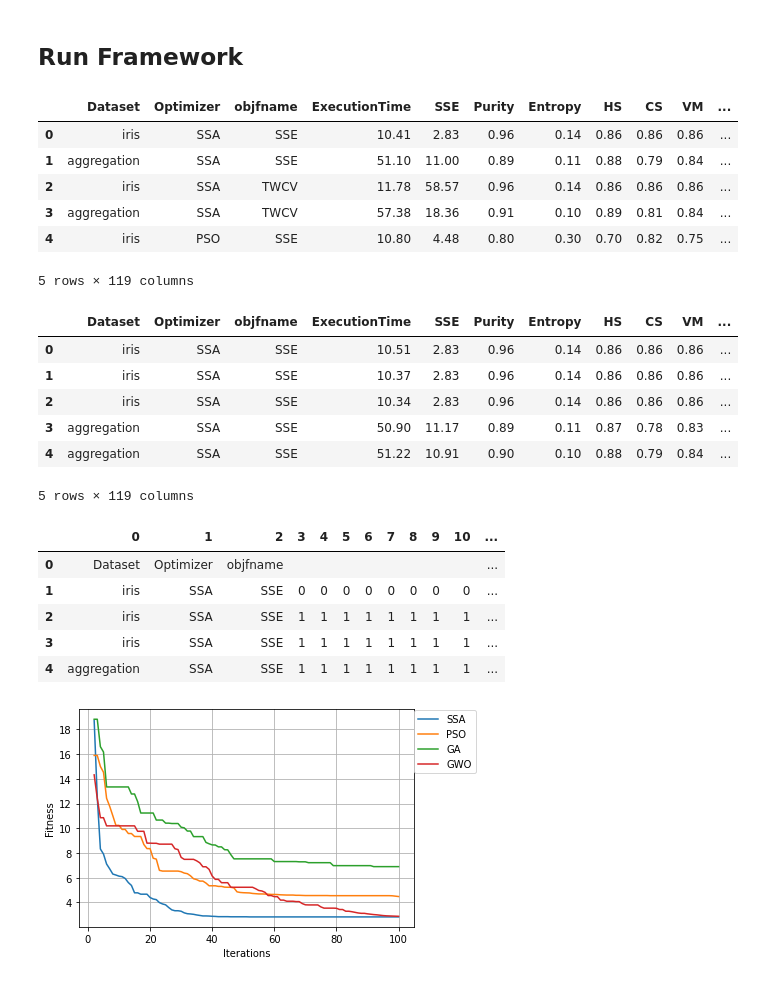
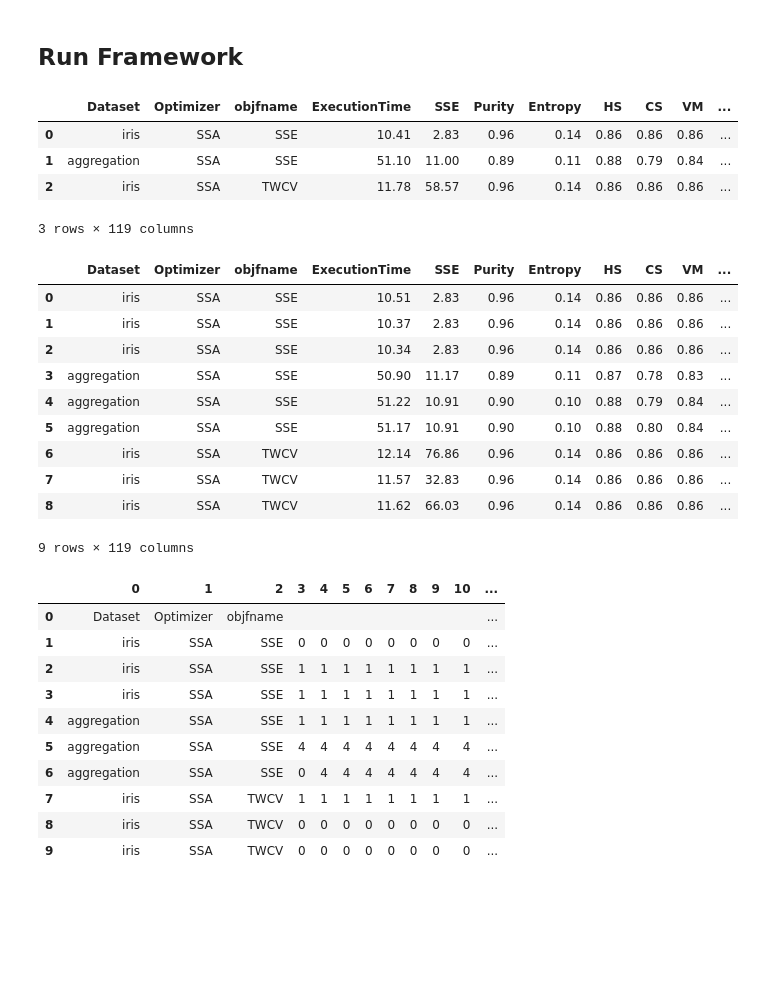
Before and after one commit to Evo-ML/EvoCluster, a Jupyter notebook: evocluster.ipynb, the cells around one changed output. Cells and saved outputs as stored; diff of their text form; code cells hidden in the pictures; blank space fills up the shorter version.

```diff
--- a/evocluster.ipynb
+++ b/evocluster.ipynb
@@ -77,21 +77,21 @@ run(optimizer, objectivefunc, dataset_List, NumOfRuns, params, export_flags)
 import pandas as pd
 from IPython.display import Image
 # %%
+#Change the folder name (2020-05-01-08-43-32) to the one generated for you
 filename = '/content/EvoCluster/2020-05-01-08-43-32/experiment.csv'
 df = pd.read_csv(filename)
-df.head(5)
+df.head(3)
 # %% [output]
 |  | Dataset | Optimizer | objfname | ExecutionTime | SSE | Purity | Entropy | HS | CS | VM | ... |
 | 0 | iris | SSA | SSE | 10.41 | 2.83 | 0.96 | 0.14 | 0.86 | 0.86 | 0.86 | ... |
 | 1 | aggregation | SSA | SSE | 51.10 | 11.00 | 0.89 | 0.11 | 0.88 | 0.79 | 0.84 | ... |
 | 2 | iris | SSA | TWCV | 11.78 | 58.57 | 0.96 | 0.14 | 0.86 | 0.86 | 0.86 | ... |
-| 3 | aggregation | SSA | TWCV | 57.38 | 18.36 | 0.91 | 0.10 | 0.89 | 0.81 | 0.84 | ... |
-| 4 | iris | PSO | SSE | 10.80 | 4.48 | 0.80 | 0.30 | 0.70 | 0.82 | 0.75 | ... |
-5 rows × 119 columns
+3 rows × 119 columns
 # %%
+#Change the folder name (2020-05-01-08-43-32) to the one generated for you
 filename = '/content/EvoCluster/2020-05-01-08-43-32/experiment_details.csv'
 df = pd.read_csv(filename)
-df.head(5)
+df.head(9)
 # %% [output]
 |  | Dataset | Optimizer | objfname | ExecutionTime | SSE | Purity | Entropy | HS | CS | VM | ... |
 | 0 | iris | SSA | SSE | 10.51 | 2.83 | 0.96 | 0.14 | 0.86 | 0.86 | 0.86 | ... |
@@ -99,20 +99,26 @@ df.head(5)
 | 2 | iris | SSA | SSE | 10.34 | 2.83 | 0.96 | 0.14 | 0.86 | 0.86 | 0.86 | ... |
 | 3 | aggregation | SSA | SSE | 50.90 | 11.17 | 0.89 | 0.11 | 0.87 | 0.78 | 0.83 | ... |
 | 4 | aggregation | SSA | SSE | 51.22 | 10.91 | 0.90 | 0.10 | 0.88 | 0.79 | 0.84 | ... |
+| 5 | aggregation | SSA | SSE | 51.17 | 10.91 | 0.90 | 0.10 | 0.88 | 0.80 | 0.84 | ... |
+| 6 | iris | SSA | TWCV | 12.14 | 76.86 | 0.96 | 0.14 | 0.86 | 0.86 | 0.86 | ... |
+| 7 | iris | SSA | TWCV | 11.57 | 32.83 | 0.96 | 0.14 | 0.86 | 0.86 | 0.86 | ... |
+| 8 | iris | SSA | TWCV | 11.62 | 66.03 | 0.96 | 0.14 | 0.86 | 0.86 | 0.86 | ... |
-5 rows × 119 columns
+9 rows × 119 columns
 # %%
+#Change the folder name (2020-05-01-08-43-32) to the one generated for you
 filename = '/content/EvoCluster/2020-05-01-08-43-32/experiment_details_Labels.csv'
 df = pd.read_csv(filename,names=range(50))
 df.fillna('',inplace=True)
-df.head(5)
+df.head(10)
 # %% [output]
 |  | 0 | 1 | 2 | 3 | 4 | 5 | 6 | 7 | 8 | 9 | 10 | ... |
 | 0 | Dataset | Optimizer | objfname |  |  |  |  |  |  |  |  | ... |
 | 1 | iris | SSA | SSE | 0 | 0 | 0 | 0 | 0 | 0 | 0 | 0 | ... |
 | 2 | iris | SSA | SSE | 1 | 1 | 1 | 1 | 1 | 1 | 1 | 1 | ... |
 | 3 | iris | SSA | SSE | 1 | 1 | 1 | 1 | 1 | 1 | 1 | 1 | ... |
 | 4 | aggregation | SSA | SSE | 1 | 1 | 1 | 1 | 1 | 1 | 1 | 1 | ... |
+| 5 | aggregation | SSA | SSE | 4 | 4 | 4 | 4 | 4 | 4 | 4 | 4 | ... |
+| 6 | aggregation | SSA | SSE | 0 | 4 | 4 | 4 | 4 | 4 | 4 | 4 | ... |
+| 7 | iris | SSA | TWCV | 1 | 1 | 1 | 1 | 1 | 1 | 1 | 1 | ... |
+| 8 | iris | SSA | TWCV | 0 | 0 | 0 | 0 | 0 | 0 | 0 | 0 | ... |
+| 9 | iris | SSA | TWCV | 0 | 0 | 0 | 0 | 0 | 0 | 0 | 0 | ... |
-# %%
-Image('/content/EvoCluster/2020-05-01-08-43-32/convergence-iris-SSE.png')
-# %% [output]
-[figure, removed]
```
Also changed, not shown: parts of 3 cells of this notebook.
